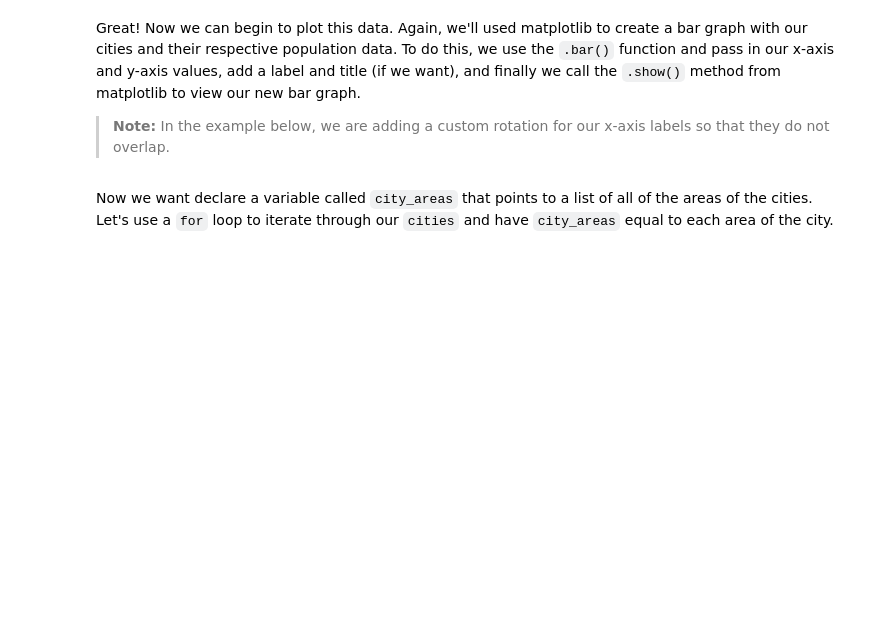
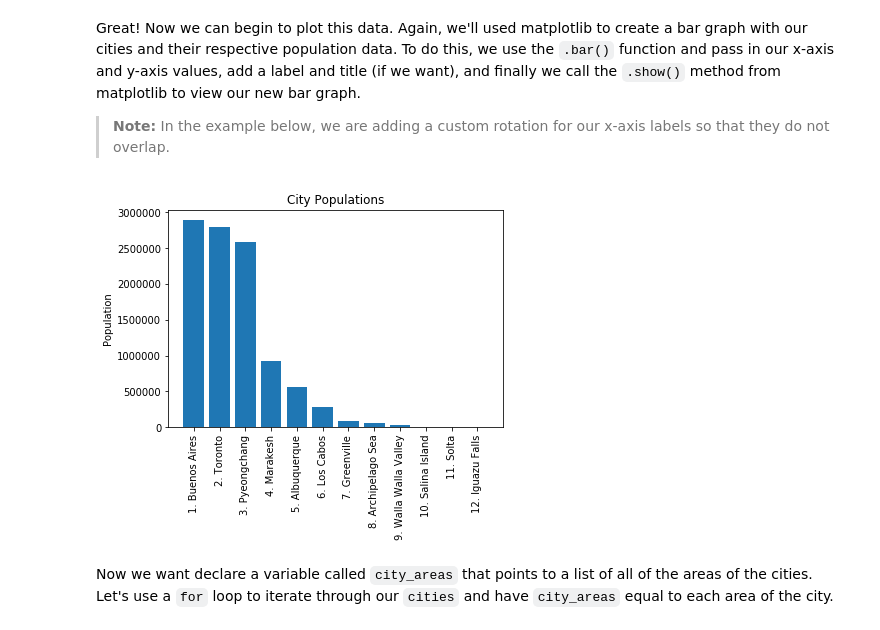
Before and after one commit to reubenarmd/dsc-looping-over-collections-lab-nyc-ds-082619, a Jupyter notebook: index.ipynb, the cells around one changed output. Drawn from its saved outputs; the diff is of its cells as text; code cells hidden in the pictures; blank space fills up the shorter version.

```diff
--- a/index.ipynb
+++ b/index.ipynb
@@ -162,9 +162,12 @@ Great! Now we can begin to plot this data. Again, we'll used matplotlib to creat
 > **Note:** In the example below, we are adding a custom rotation for our x-axis labels so that they do not overlap.
 # %%
 plt.bar(names_and_ranks, city_populations)
+plt.xticks(rotation='vertical')
 plt.ylabel('Population')
 plt.title('City Populations')
 plt.show()
+# %% [output]
+[figure, added]
 # %% [markdown]
 Now we want declare a variable called `city_areas` that points to a list of all of the areas of the cities.  Let's use a `for` loop to iterate through our `cities` and have `city_areas` equal to each area of the city.
 # %%
```
